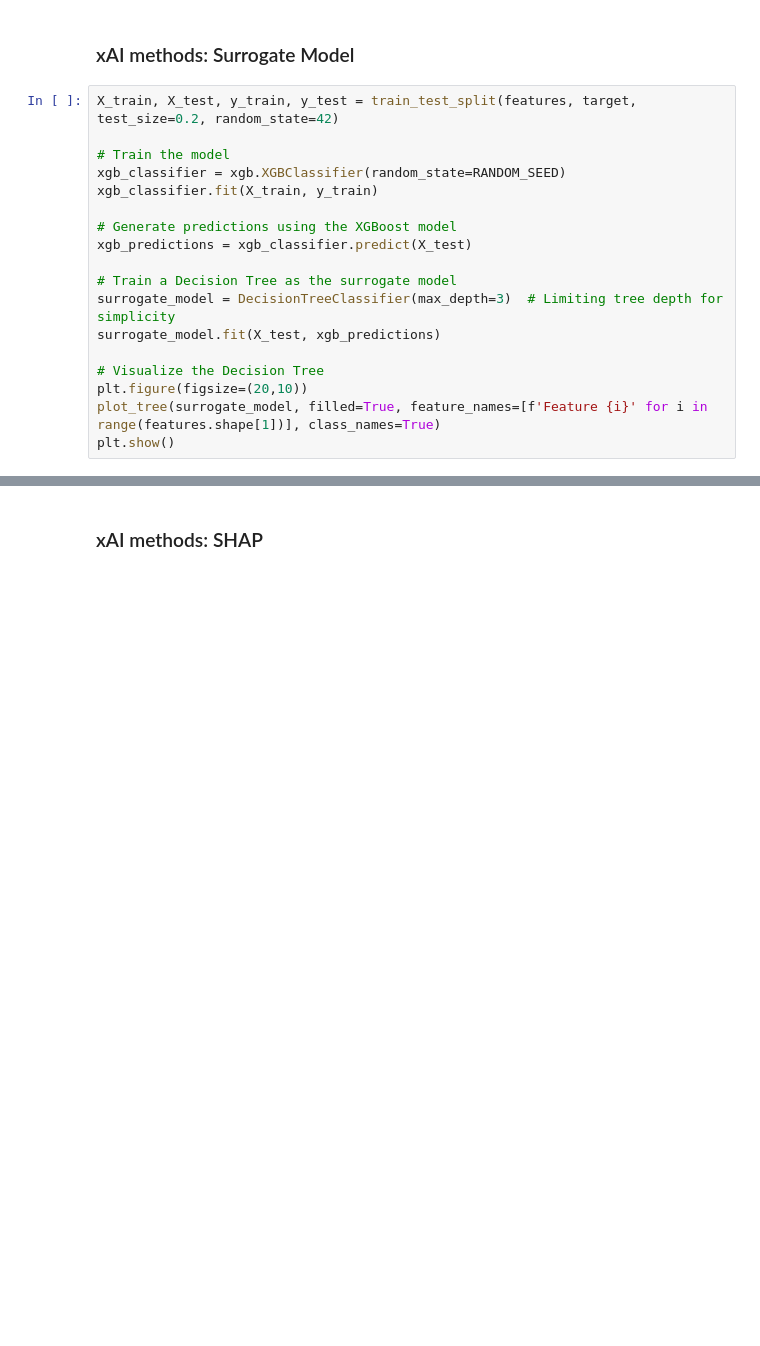
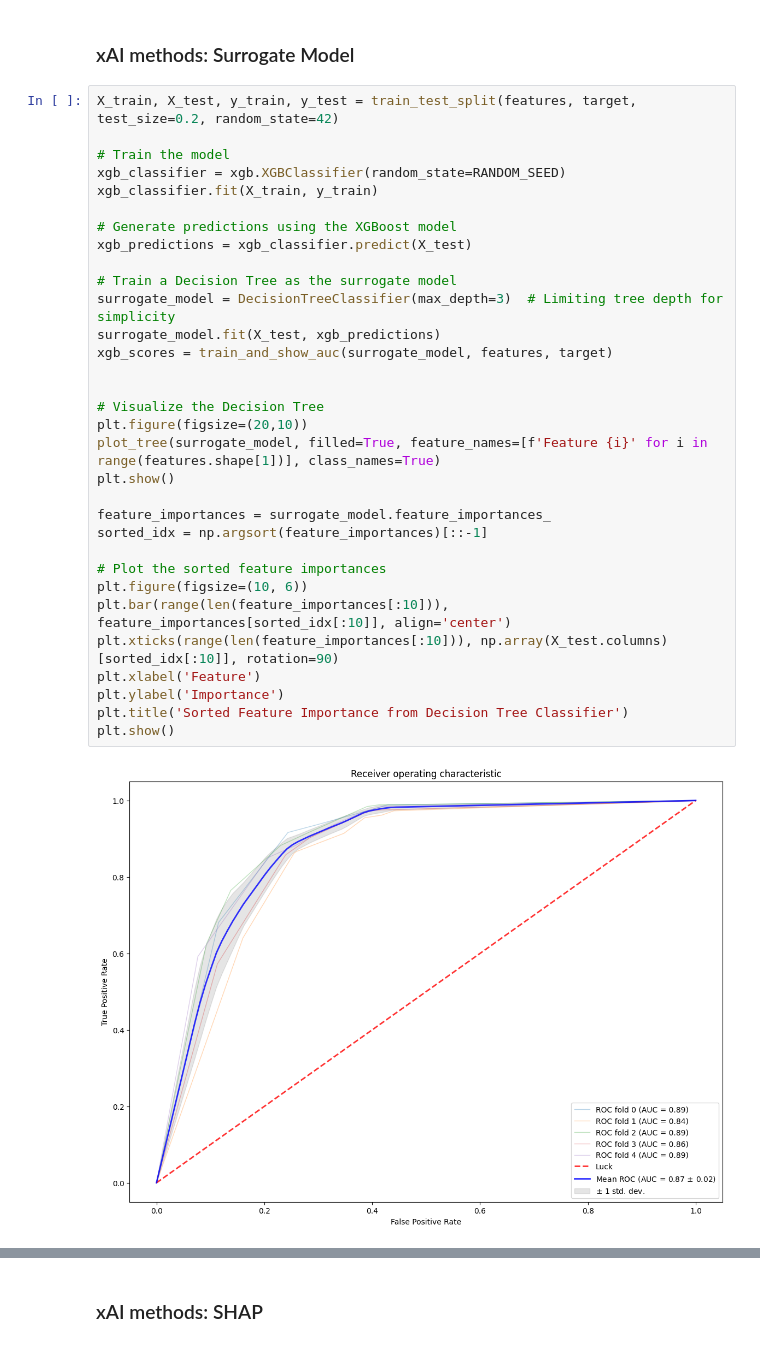
Before and after one commit to nscharrenberg/TAS-XAI, a Jupyter notebook: model_testing.ipynb, the cells around one changed output, grey strips where cells are left out. Saved outputs shown, nothing was run; the diff lists cells and outputs as text; blank space fills up the shorter version.

Commit message:
adding feature importance to surrogate model

```diff
--- a/model_testing.ipynb
+++ b/model_testing.ipynb
@@ -103,18 +103,34 @@ xgb_scores = train_and_show_auc(xgb_classifier, features, target)
 # %%
 X_train, X_test, y_train, y_test = train_test_split(features, target, test_size=0.2, random_state=42)
 
 # Train the model
 xgb_classifier = xgb.XGBClassifier(random_state=RANDOM_SEED)
 xgb_classifier.fit(X_train, y_train)
 
 # Generate predictions using the XGBoost model
 xgb_predictions = xgb_classifier.predict(X_test)
 
 # Train a Decision Tree as the surrogate model
 surrogate_model = DecisionTreeClassifier(max_depth=3)  # Limiting tree depth for simplicity
 surrogate_model.fit(X_test, xgb_predictions)
+xgb_scores = train_and_show_auc(surrogate_model, features, target)
+
 
 # Visualize the Decision Tree
 plt.figure(figsize=(20,10))
 plot_tree(surrogate_model, filled=True, feature_names=[f'Feature {i}' for i in range(features.shape[1])], class_names=True)
 plt.show()
+
+feature_importances = surrogate_model.feature_importances_
+sorted_idx = np.argsort(feature_importances)[::-1]
+
+# Plot the sorted feature importances
+plt.figure(figsize=(10, 6))
+plt.bar(range(len(feature_importances[:10])), feature_importances[sorted_idx[:10]], align='center')
+plt.xticks(range(len(feature_importances[:10])), np.array(X_test.columns)[sorted_idx[:10]], rotation=90)
+plt.xlabel('Feature')
+plt.ylabel('Importance')
+plt.title('Sorted Feature Importance from Decision Tree Classifier')
+plt.show()
+# %% [output]
+[figure, added]
```
Also changed, not shown: parts of 10 cells of this notebook.
